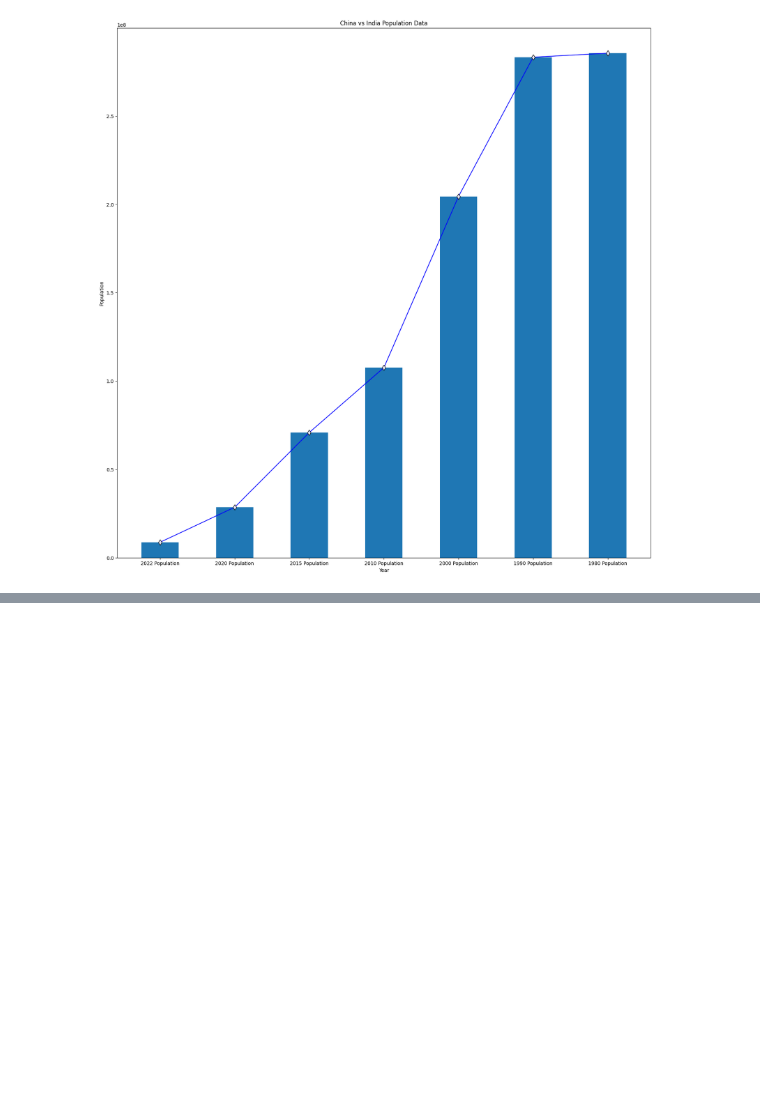
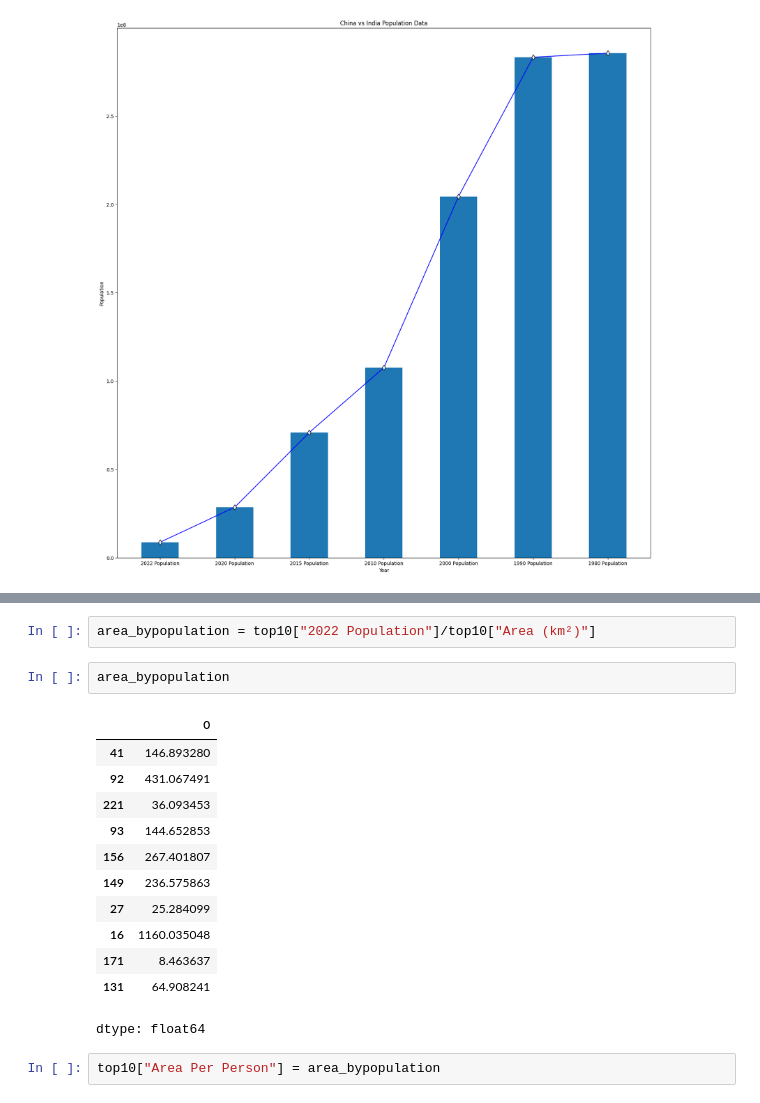
Before and after one commit to Ammar-creator-cmd/DataVisualization, a Jupyter notebook: Population_Analysis_Data.ipynb, the cells around one changed output, grey strips where cells are left out. Drawn from its saved outputs; the diff is of its cells as text; blank space fills up the shorter version.

```diff
--- a/Population_Analysis_Data.ipynb
+++ b/Population_Analysis_Data.ipynb
@@ -119,0 +181,19 @@ plt.show()
+# %%
+area_bypopulation = top10["2022 Population"]/top10["Area (km²)"]
+# %%
+area_bypopulation
+# %% [output]
+|  | 0 |
+| 41 | 146.893280 |
+| 92 | 431.067491 |
+| 221 | 36.093453 |
+| 93 | 144.652853 |
+| 156 | 267.401807 |
+| 149 | 236.575863 |
+| 27 | 25.284099 |
+| 16 | 1160.035048 |
+| 171 | 8.463637 |
+| 131 | 64.908241 |
+dtype: float64
+# %%
+top10["Area Per Person"] = area_bypopulation
```
Also changed, not shown: parts of 13 cells of this notebook.
